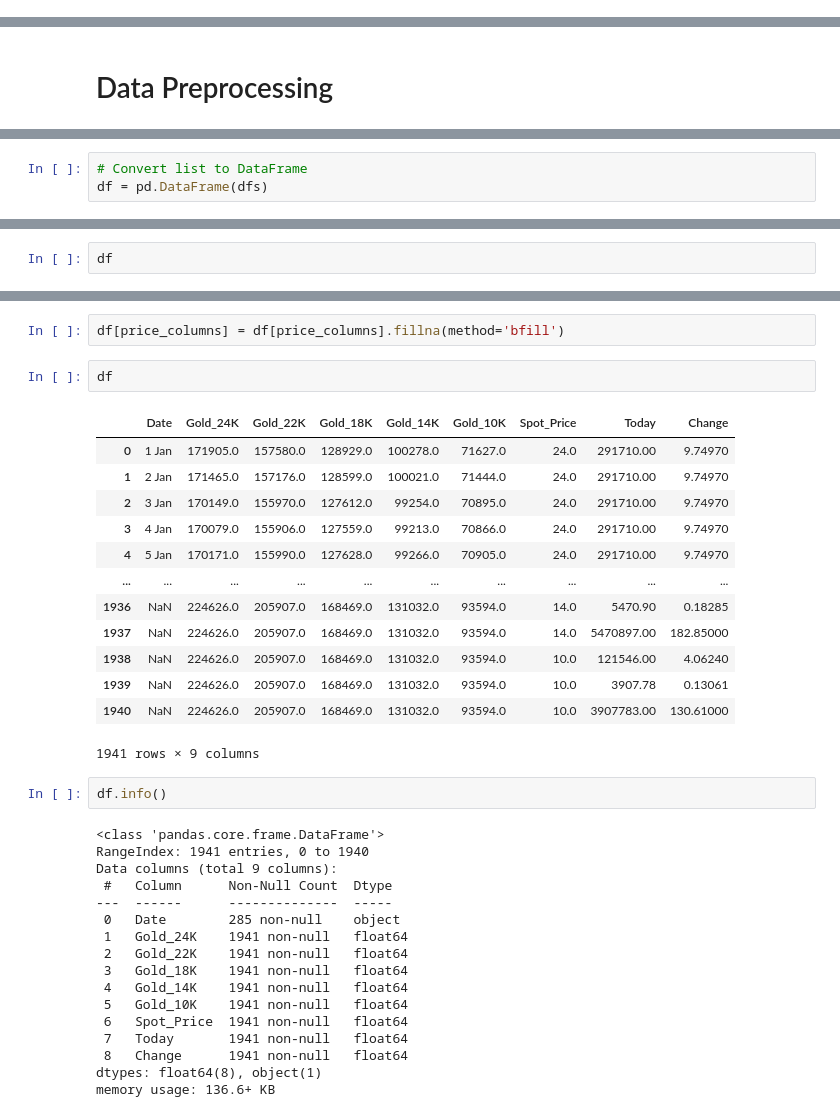
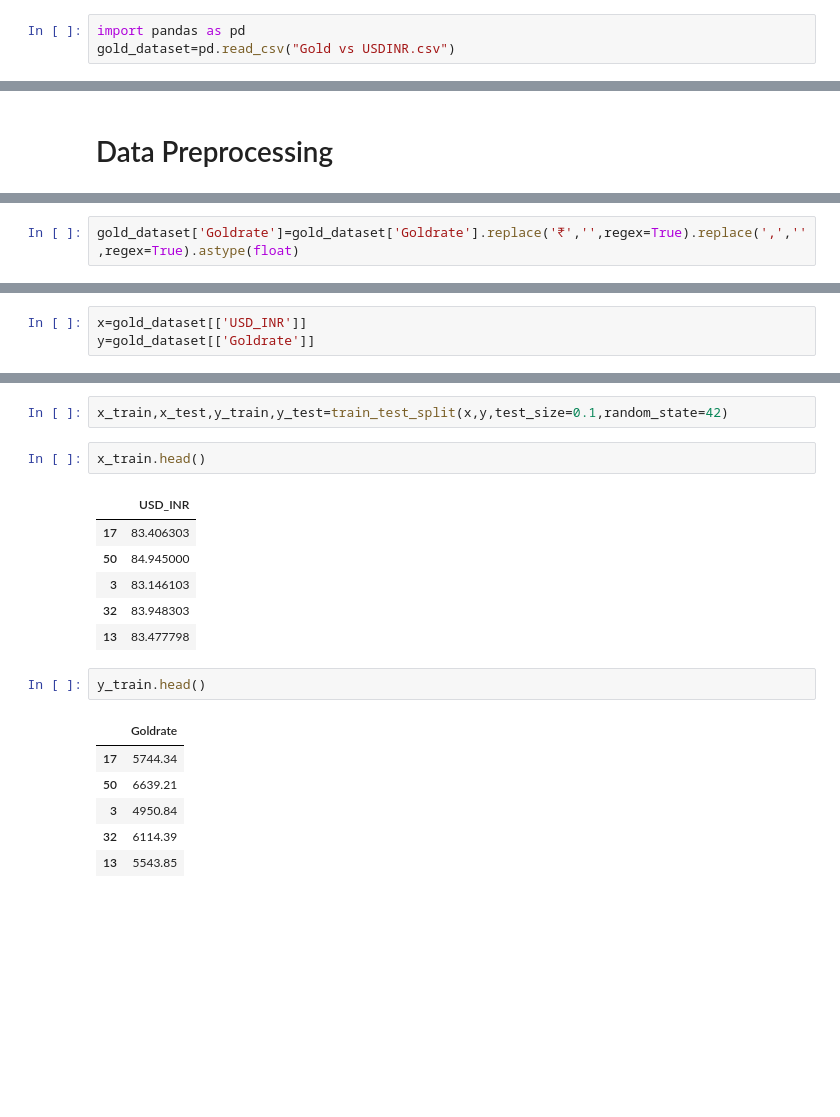
Before and after one commit to Kprakash9426/Gold-Price-Prediction, a Jupyter notebook: gold_price_prediction.ipynb, the cells around one changed output, grey strips where cells are left out. Drawn from its saved outputs; the diff is of its cells as text; blank space fills up the shorter version.

```diff
--- a/gold_price_prediction.ipynb
+++ b/gold_price_prediction.ipynb
@@ -89,0 +89,3 @@ for table in tables:
+# %%
+import pandas as pd
+gold_dataset=pd.read_csv("Gold vs USDINR.csv")
@@ -92,3 +125,2 @@ for table in tables:
 # %%
-# Convert list to DataFrame
-df = pd.DataFrame(dfs)
+gold_dataset['Goldrate']=gold_dataset['Goldrate'].replace('₹','',regex=True).replace(',','',regex=True).astype(float)
@@ -263,2 +206,3 @@ for col in price_columns:
 # %%
-df
+x=gold_dataset[['USD_INR']]
+y=gold_dataset[['Goldrate']]
@@ -298,37 +227,20 @@ df
 # %%
-df[price_columns] = df[price_columns].fillna(method='bfill')
+x_train,x_test,y_train,y_test=train_test_split(x,y,test_size=0.1,random_state=42)
 # %%
-df
+x_train.head()
 # %% [output]
-|  | Date | Gold_24K | Gold_22K | Gold_18K | Gold_14K | Gold_10K | Spot_Price | Today | Change |
-| 0 | 1 Jan | 171905.0 | 157580.0 | 128929.0 | 100278.0 | 71627.0 | 24.0 | 291710.00 | 9.74970 |
-| 1 | 2 Jan | 171465.0 | 157176.0 | 128599.0 | 100021.0 | 71444.0 | 24.0 | 291710.00 | 9.74970 |
-| 2 | 3 Jan | 170149.0 | 155970.0 | 127612.0 | 99254.0 | 70895.0 | 24.0 | 291710.00 | 9.74970 |
-| 3 | 4 Jan | 170079.0 | 155906.0 | 127559.0 | 99213.0 | 70866.0 | 24.0 | 291710.00 | 9.74970 |
-| 4 | 5 Jan | 170171.0 | 155990.0 | 127628.0 | 99266.0 | 70905.0 | 24.0 | 291710.00 | 9.74970 |
-| ... | ... | ... | ... | ... | ... | ... | ... | ... | ... |
-| 1936 | NaN | 224626.0 | 205907.0 | 168469.0 | 131032.0 | 93594.0 | 14.0 | 5470.90 | 0.18285 |
-| 1937 | NaN | 224626.0 | 205907.0 | 168469.0 | 131032.0 | 93594.0 | 14.0 | 5470897.00 | 182.85000 |
-| 1938 | NaN | 224626.0 | 205907.0 | 168469.0 | 131032.0 | 93594.0 | 10.0 | 121546.00 | 4.06240 |
-| 1939 | NaN | 224626.0 | 205907.0 | 168469.0 | 131032.0 | 93594.0 | 10.0 | 3907.78 | 0.13061 |
-| 1940 | NaN | 224626.0 | 205907.0 | 168469.0 | 131032.0 | 93594.0 | 10.0 | 3907783.00 | 130.61000 |
+|  | USD_INR |
+| 17 | 83.406303 |
+| 50 | 84.945000 |
+| 3 | 83.146103 |
+| 32 | 83.948303 |
+| 13 | 83.477798 |
-1941 rows × 9 columns
 # %%
-df.info()
+y_train.head()
 # %% [output]
-<class 'pandas.core.frame.DataFrame'>
-RangeIndex: 1941 entries, 0 to 1940
-Data columns (total 9 columns):
- #   Column      Non-Null Count  Dtype
----  ------      --------------  -----
- 0   Date        285 non-null    object
- 1   Gold_24K    1941 non-null   float64
- 2   Gold_22K    1941 non-null   float64
- 3   Gold_18K    1941 non-null   float64
- 4   Gold_14K    1941 non-null   float64
- 5   Gold_10K    1941 non-null   float64
- 6   Spot_Price  1941 non-null   float64
- 7   Today       1941 non-null   float64
- 8   Change      1941 non-null   float64
-dtypes: float64(8), object(1)
-memory usage: 136.6+ KB
+|  | Goldrate |
+| 17 | 5744.34 |
+| 50 | 6639.21 |
+| 3 | 4950.84 |
+| 32 | 6114.39 |
+| 13 | 5543.85 |
```
Also changed, not shown: parts of 77 cells of this notebook, 5 other files.
